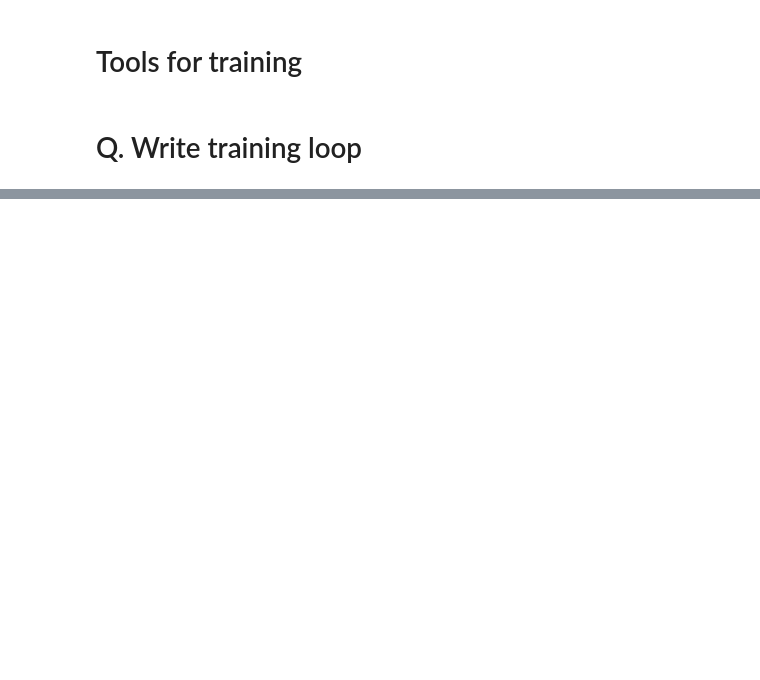
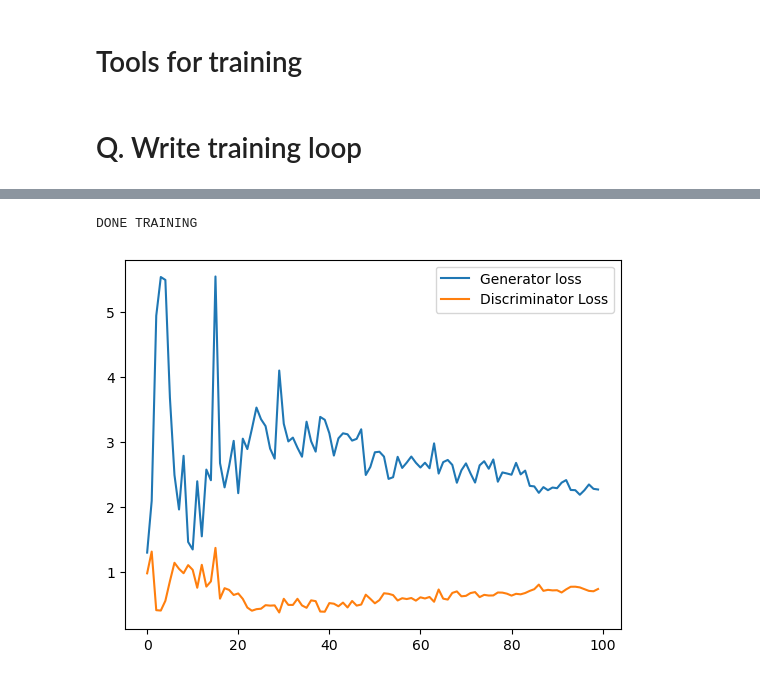
Before and after one commit to dashingzombie/HW6, a Jupyter notebook: gan-base3.ipynb, the cells around one changed output, grey strips where cells are left out. Cells and saved outputs as stored; diff of their text form; code cells hidden in the pictures; blank space fills up the shorter version.

```diff
--- a/gan-base3.ipynb
+++ b/gan-base3.ipynb
@@ -214,10 +258,14 @@ for epoch in range(epochs):
 # %%
 print('DONE TRAINING')
-torch.save(generator.state_dict(), 'outputs/generator.pth')
+!mkdir -p outputs2
+torch.save(generator.state_dict(), 'outputs2/generator.pth')
 imgs = [np.array(to_pil_image(img)) for img in images]
 imageio.mimsave('outputs/generator_images.gif', imgs)
 plt.figure()
-plt.plot(torch.stack(losses_g).cpu().detach().numpy(), label='Generator loss')
-plt.plot(torch.stack(losses_d).cpu().detach().numpy(), label='Discriminator Loss')
+plt.plot(losses_g, label='Generator loss')
+plt.plot(losses_d, label='Discriminator Loss')
 plt.legend()
 plt.savefig('outputs/loss.png')
+# %% [output]
+DONE TRAINING
+[figure, added]
```
Also changed, not shown: parts of 10 cells of this notebook.
